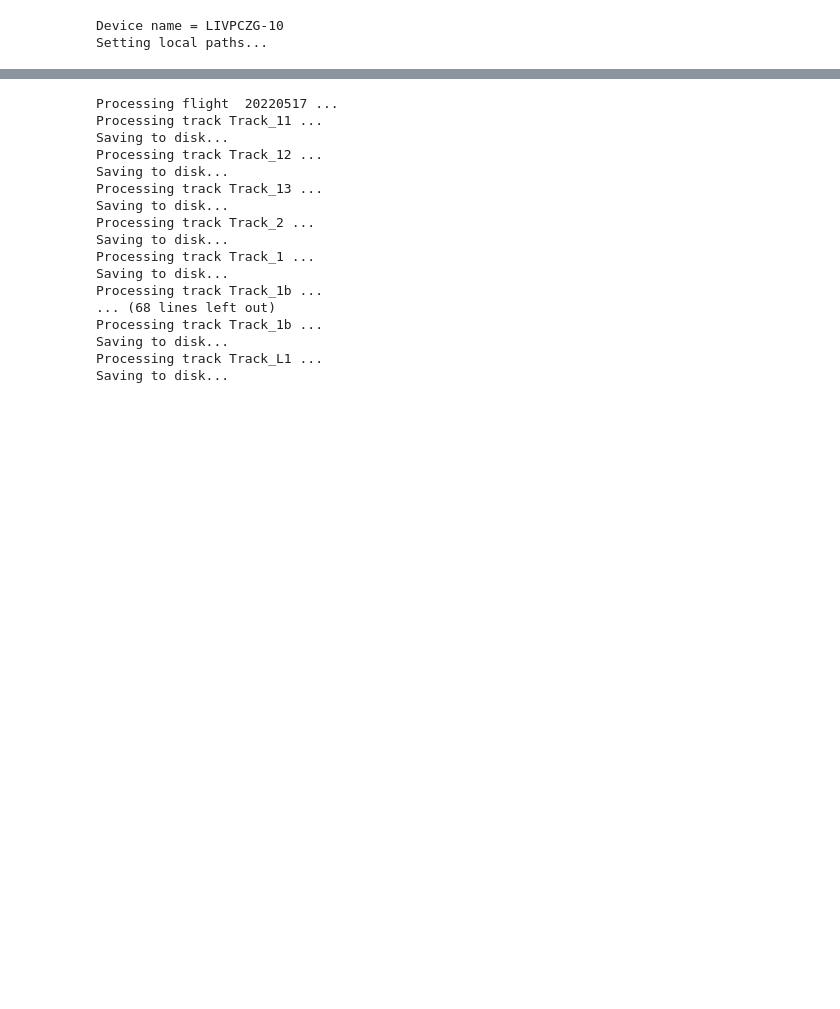
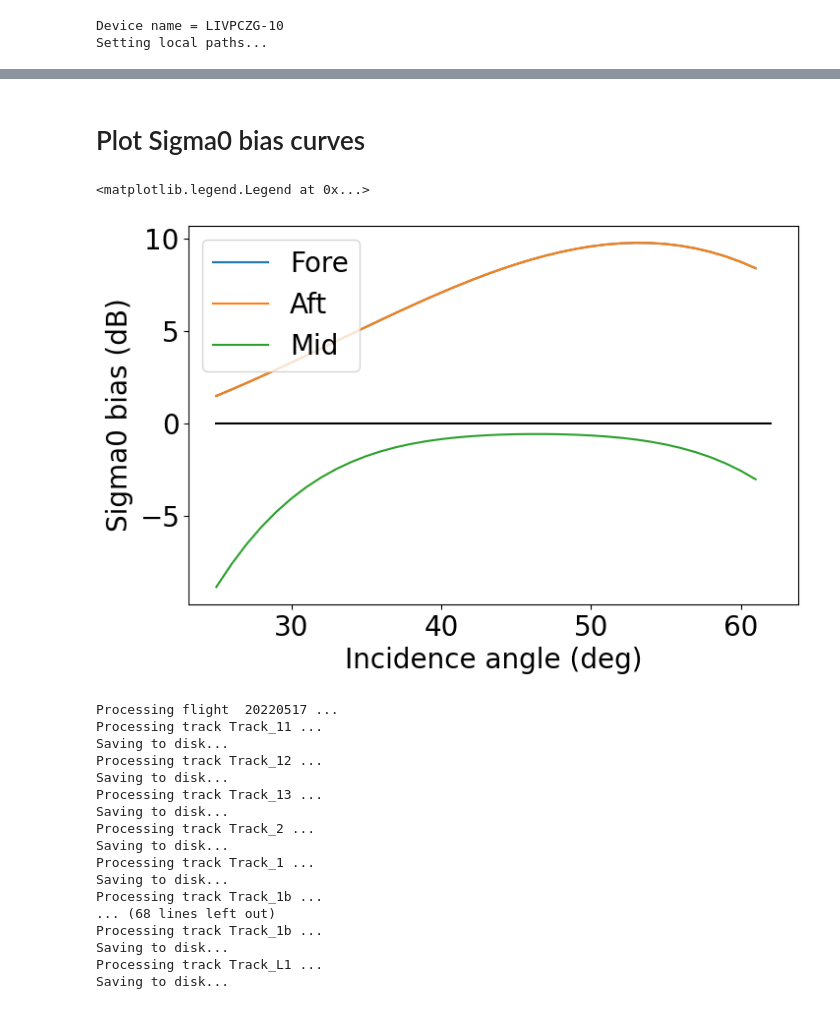
Before and after one commit to ACHMartin/seastar_project, a Jupyter notebook: L1c processing.ipynb, the cells around one changed output, grey strips where cells are left out. Drawn from its saved outputs; the diff is of its cells as text; code cells hidden in the pictures; blank space fills up the shorter version.

```diff
--- a/L1c processing.ipynb
+++ b/L1c processing.ipynb
@@ -98,3 +88,21 @@ ss.utils.tools.lin2db(ds_L1b.Sigma0.sel(Antenna='Mid')*np.sin(np.radians(ds_L1b.
+# %% [markdown]
+# Plot Sigma0 bias curves
+# %%
+plt.rc('xtick', labelsize=20)
+plt.rc('ytick', labelsize=20)
+plt.rc('legend', fontsize=20)
+inc = np.arange(25,62)
+fig = plt.figure(figsize=(8, 5))
+ax = fig.add_subplot(1,1,1)
+for ant in ['Fore','Aft','Mid']:
+    plt.plot(inc,fit_func_simple(inc,*sigma0_bias.bias.sel(Antenna=ant).data), label=ant)
+plt.plot([25,62],[0,0],'k')
+plt.xlabel('Incidence angle (deg)', fontsize=20)
+plt.ylabel('Sigma0 bias (dB)', fontsize=20)
+plt.legend(loc='upper left')
+# %% [output]
+<matplotlib.legend.Legend at 0x...>
+[figure, added]
 # %%
 for flight in flights:
     print('Processing flight ', flight, '...')
```
Also changed, not shown: parts of 8 cells of this notebook.
